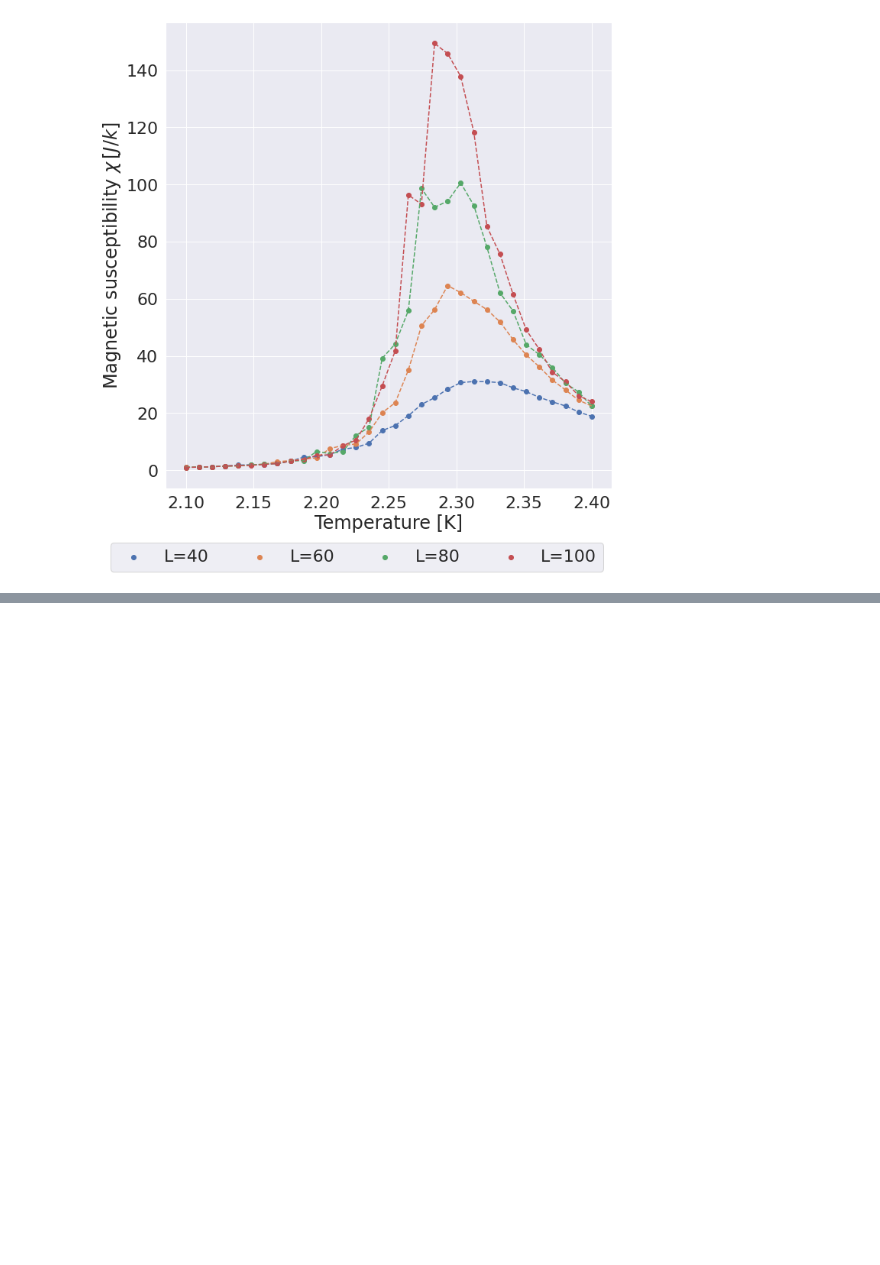
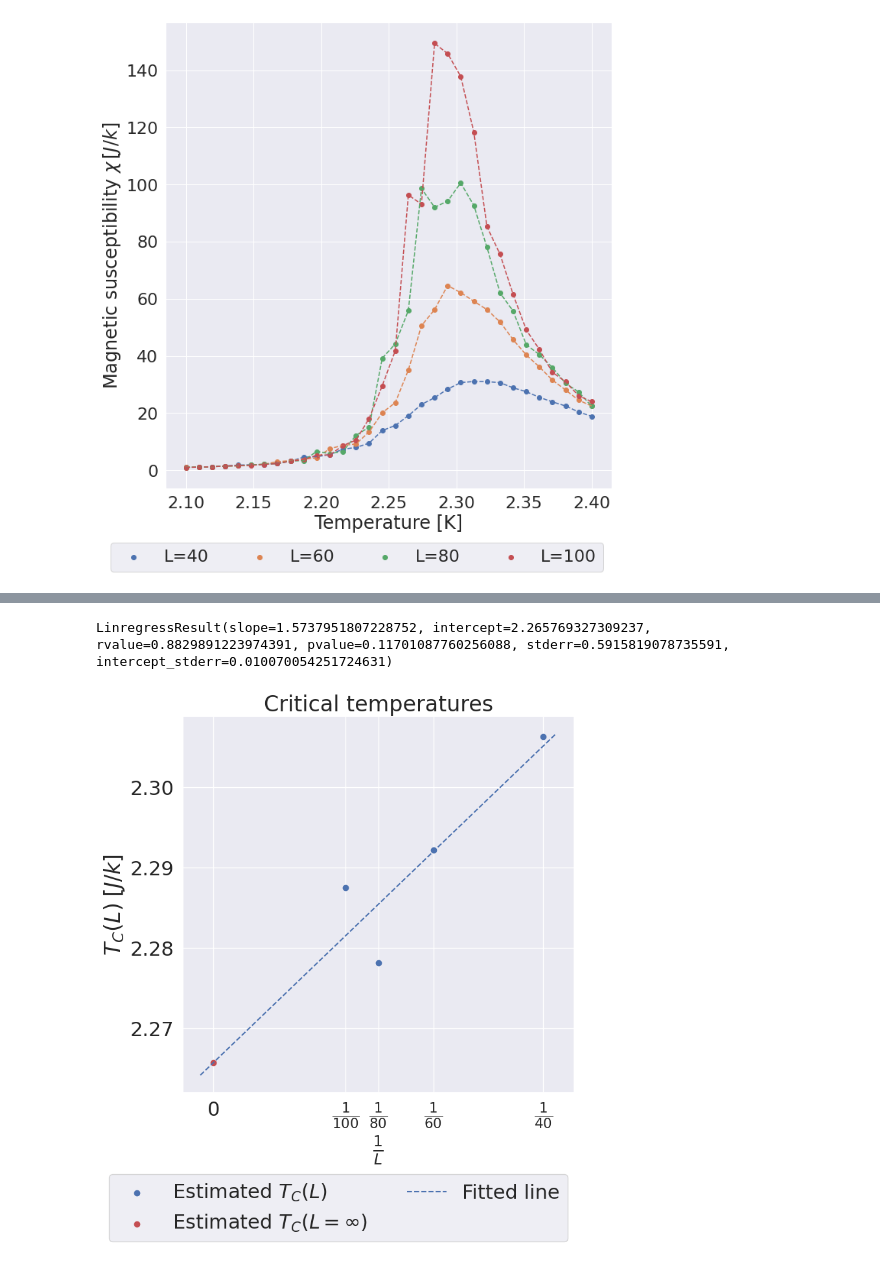
Before and after one commit to augude/fys3150, a Jupyter notebook: Project4/plotting/problem8.ipynb, the cells around one changed output, grey strips where cells are left out. Cells and saved outputs as stored; diff of their text form; code cells hidden in the pictures; blank space fills up the shorter version.

```diff
--- a/Project4/plotting/problem8.ipynb
+++ b/Project4/plotting/problem8.ipynb
@@ -117,0 +119,43 @@ plt.draw()
+# %%
+import tikzplotlib
+tcSuc = 2.4 - (2.4 - 2.1)/32*np.array([9, 11, 13, 12])
+tcHeat = 2.4 - (2.4 - 2.1)/32*np.array([11, 12, 13, 12])
+tc = 0.5*(tcHeat + tcSuc)
+dtc = np.abs(tc - tcSuc)
+
+L = np.array([40, 60, 80, 100])
+
+from scipy.stats import linregress
+
+line = linregress(1/L, tc)
+print(line)
+x = np.arange(-0.001, 1/40 + 0.001, 0.001)
+fig, axs = plt.subplots(1, 1, figsize = (8, 8))
+axs.scatter(1/L, tc, label = r'Estimated $T_C(L)$')
+axs.scatter(0, line.intercept, c = 'r', label = r'Estimated $T_C(L = \infty)$')
+axs.plot(x, x*line.slope + line.intercept, label = 'Fitted line', linestyle = '--')
+axs.set_xlabel(r'$\frac{1}{L}$')
+axs.set_ylabel(r'$T_C(L)\; [J/k]$')
+lbs = ['0', r'$\frac{1}{100}$', r'$\frac{1}{80}$', r'$\frac{1}{60}$', r'$\frac{1}{40}$']
+axs.set_xticks([0, 1/100, 1/80, 1/60, 1/40])
+axs.set_xticklabels(labels = lbs)
+axs.set_title('Critical temperatures')
+lgd = fig.legend(loc = 'lower center', ncol = 2, fancybox = True,
+            bbox_to_anchor = (0.5, -0.12))
+
+fig.tight_layout()
+fig.savefig('figures/tc.pdf', bbox_inches = 'tight')
+tikzplotlib.save(
+            f"tex/tc.tex",
+            extra_axis_parameters=[
+                "title style={align=center}",
+                "xmajorticks=true",
+                "ymajorticks=true",
+                "mark options={mark size=2.5pt, line width=1.5pt}",
+            ],
+            strict=True,
+        )
+plt.show()
+# %% [output]
+LinregressResult(slope=1.5737951807228752, intercept=2.265769327309237, rvalue=0.8829891223974391, pvalue=0.11701087760256088, stderr=0.5915819078735591, intercept_stderr=0.010070054251724631)
+[figure, added]
```
Also changed, not shown: parts of 6 cells of this notebook, 10 other files.
